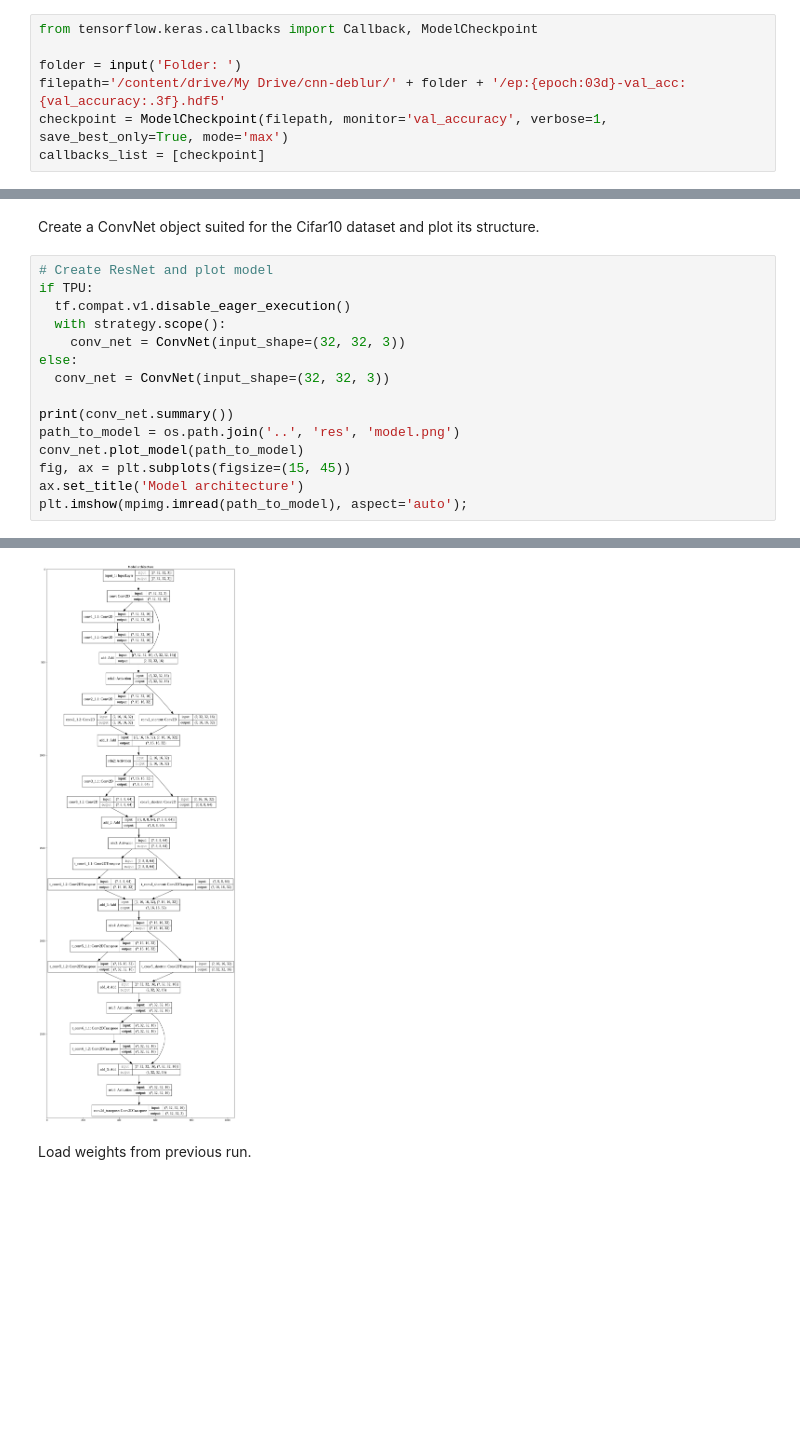
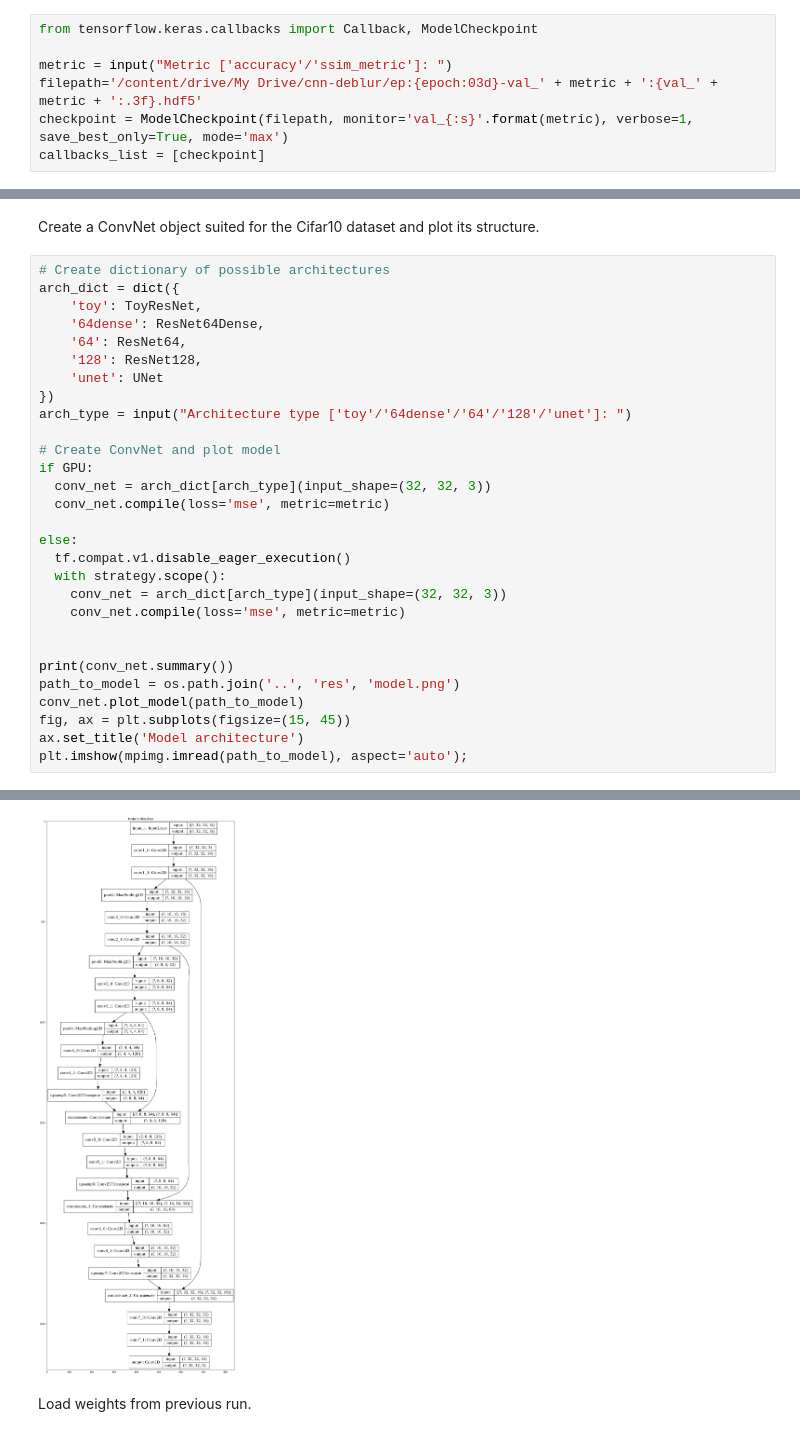
Before and after one commit to nihil21/cnn-deblur, a Jupyter notebook: cnn-deblur/cnn-deblur.ipynb, the cells around one changed output, grey strips where cells are left out. Drawn from its saved outputs; the diff is of its cells as text; blank space fills up the shorter version.

```diff
--- a/cnn-deblur/cnn-deblur.ipynb
+++ b/cnn-deblur/cnn-deblur.ipynb
@@ -22,8 +22,8 @@ Prepare callback function to save weights to Drive.
 # %%
 from tensorflow.keras.callbacks import Callback, ModelCheckpoint
 
-folder = input('Folder: ')
-filepath='/content/drive/My Drive/cnn-deblur/' + folder + '/ep:{epoch:03d}-val_acc:{val_accuracy:.3f}.hdf5'
-checkpoint = ModelCheckpoint(filepath, monitor='val_accuracy', verbose=1, save_best_only=True, mode='max')
+metric = input("Metric ['accuracy'/'ssim_metric']: ")
+filepath='/content/drive/My Drive/cnn-deblur/ep:{epoch:03d}-val_' + metric + ':{val_' + metric + ':.3f}.hdf5'
+checkpoint = ModelCheckpoint(filepath, monitor='val_{:s}'.format(metric), verbose=1, save_best_only=True, mode='max')
 callbacks_list = [checkpoint]
 # %% [output]
@@ -118,13 +121,27 @@ Test set size: 10000
 # %% [markdown]
 Create a ConvNet object suited for the Cifar10 dataset and plot its structure.
 # %%
-# Create ResNet and plot model
-if TPU:
+# Create dictionary of possible architectures
+arch_dict = dict({
+    'toy': ToyResNet,
+    '64dense': ResNet64Dense,
+    '64': ResNet64,
+    '128': ResNet128,
+    'unet': UNet
+})
+arch_type = input("Architecture type ['toy'/'64dense'/'64'/'128'/'unet']: ")
+
+# Create ConvNet and plot model
+if GPU:
+  conv_net = arch_dict[arch_type](input_shape=(32, 32, 3))
+  conv_net.compile(loss='mse', metric=metric)
+
+else:
   tf.compat.v1.disable_eager_execution()
   with strategy.scope():
-    conv_net = ConvNet(input_shape=(32, 32, 3))
-else:
-  conv_net = ConvNet(input_shape=(32, 32, 3))
+    conv_net = arch_dict[arch_type](input_shape=(32, 32, 3))
+    conv_net.compile(loss='mse', metric=metric)
+
 
 print(conv_net.summary())
 path_to_model = os.path.join('..', 'res', 'model.png')
@@ -150,7 +167,7 @@ Trainable params: 194,963
 Non-trainable params: 0
 __________________________________________________________________________________________________
 None
-[figure, old version]
+[figure, new version]
 # %% [markdown]
 Load weights from previous run.
 # %%
```
Also changed, not shown: parts of 14 cells of this notebook.
